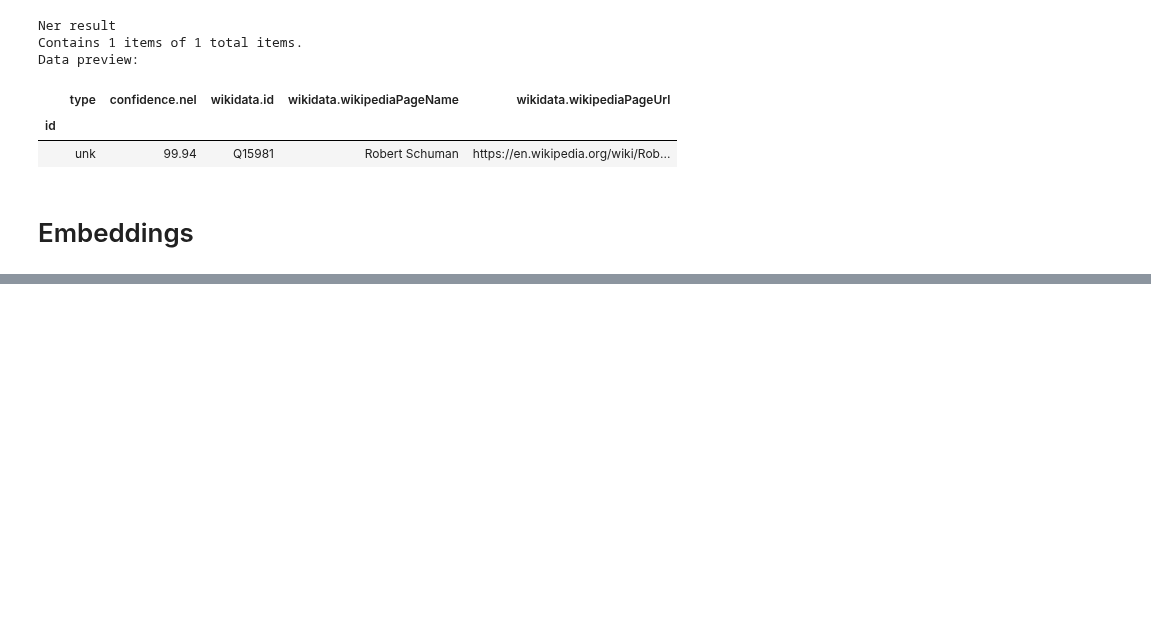
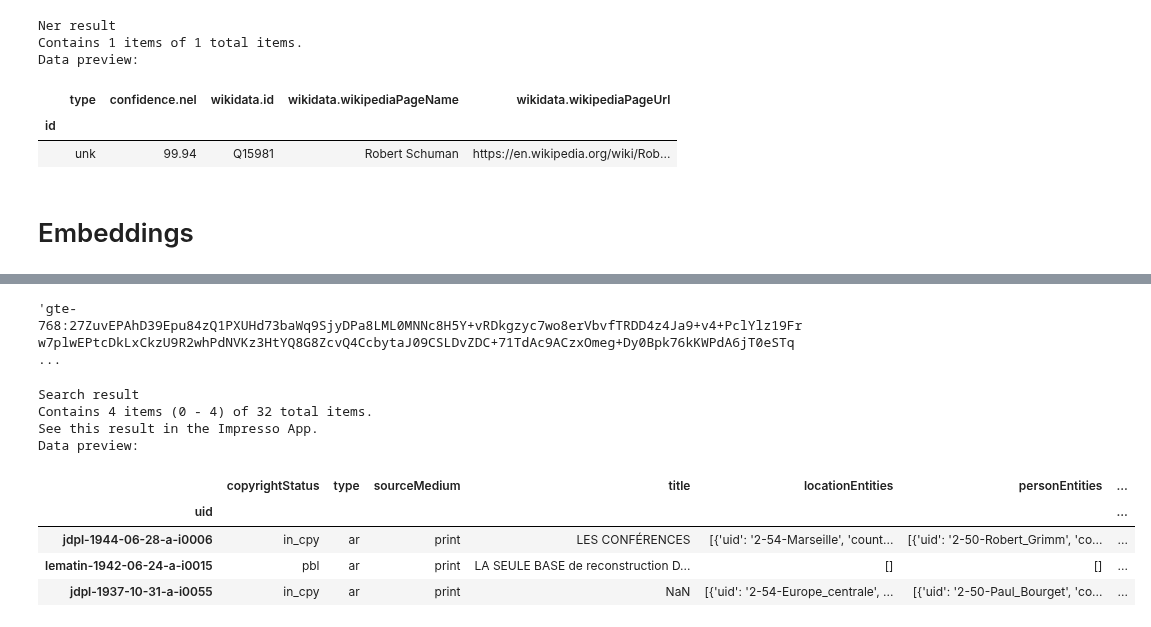
Before and after one commit to impresso/impresso-py, a Jupyter notebook: examples/notebooks/tools.ipynb, the cells around one changed output, grey strips where cells are left out. Saved outputs shown, nothing was run; the diff lists cells and outputs as text; code cells hidden in the pictures; blank space fills up the shorter version.

```diff
--- a/examples/notebooks/tools.ipynb
+++ b/examples/notebooks/tools.ipynb
@@ -89,0 +90,20 @@ Data preview:
+# %%
+impresso.content_items.get_embeddings("JDG-1963-09-06-a-i0004")[0]
+# %% [output]
+'gte-768:27ZuvEPAhD39Epu84zQ1PXUHd73baWq9SjyDPa8LML0MNNc8H5Y+vRDkgzyc7wo8erVbvfTRDD4z4Ja9+v4+PclYlz19Frw7plwEPtcDkLxCkzU9R2whPdNVKz3HtYQ8G8ZcvQ4CcbytaJ09CSLDvZDC+71TdAc9ACzxOmeg+Dy0Bpk76kKWPdA6jT0eSTq ...
+# %%
+impresso.search.find(
+  country="FR",
+  embedding=impresso.content_items.get_embeddings("JDG-1963-09-06-a-i0004")[0],
+  limit=4
+)
+# %% [output]
+Search result
+Contains 4 items (0 - 4) of 32 total items.
+See this result in the Impresso App.
+Data preview:
+|  | copyrightStatus | type | sourceMedium | title | locationEntities | personEntities | ... |
+| uid |  |  |  |  |  |  | ... |
+| jdpl-1944-06-28-a-i0006 | in_cpy | ar | print | LES CONFÉRENCES | [{'uid': '2-54-Marseille', 'count... | [{'uid': '2-50-Robert_Grimm', 'co... | ... |
+| lematin-1942-06-24-a-i0015 | pbl | ar | print | LA SEULE BASE de reconstruction D... | [] | [] | ... |
+| jdpl-1937-10-31-a-i0055 | in_cpy | ar | print | NaN | [{'uid': '2-54-Europe_centrale', ... | [{'uid': '2-50-Paul_Bourget', 'co... | ... |
```
Also changed, not shown: parts of 3 cells of this notebook, 7 other files.
